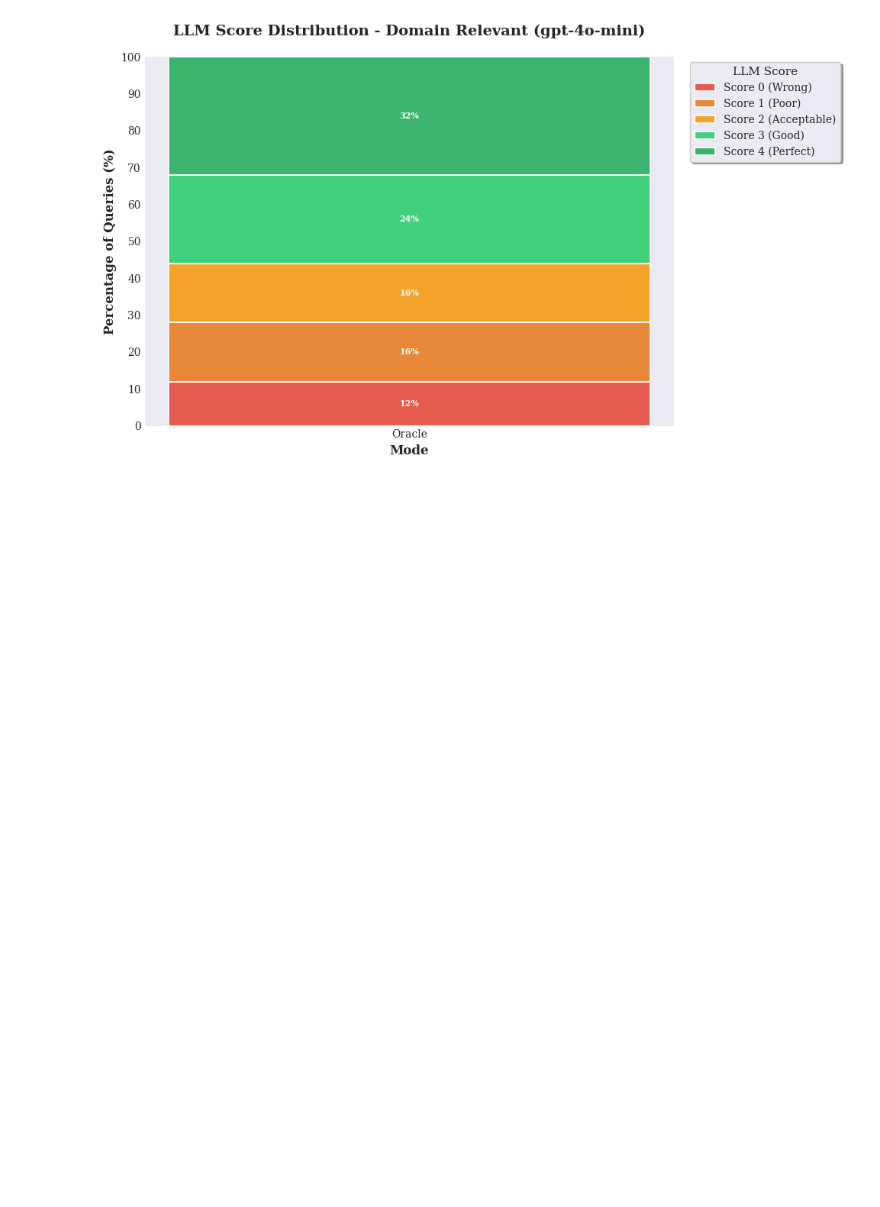
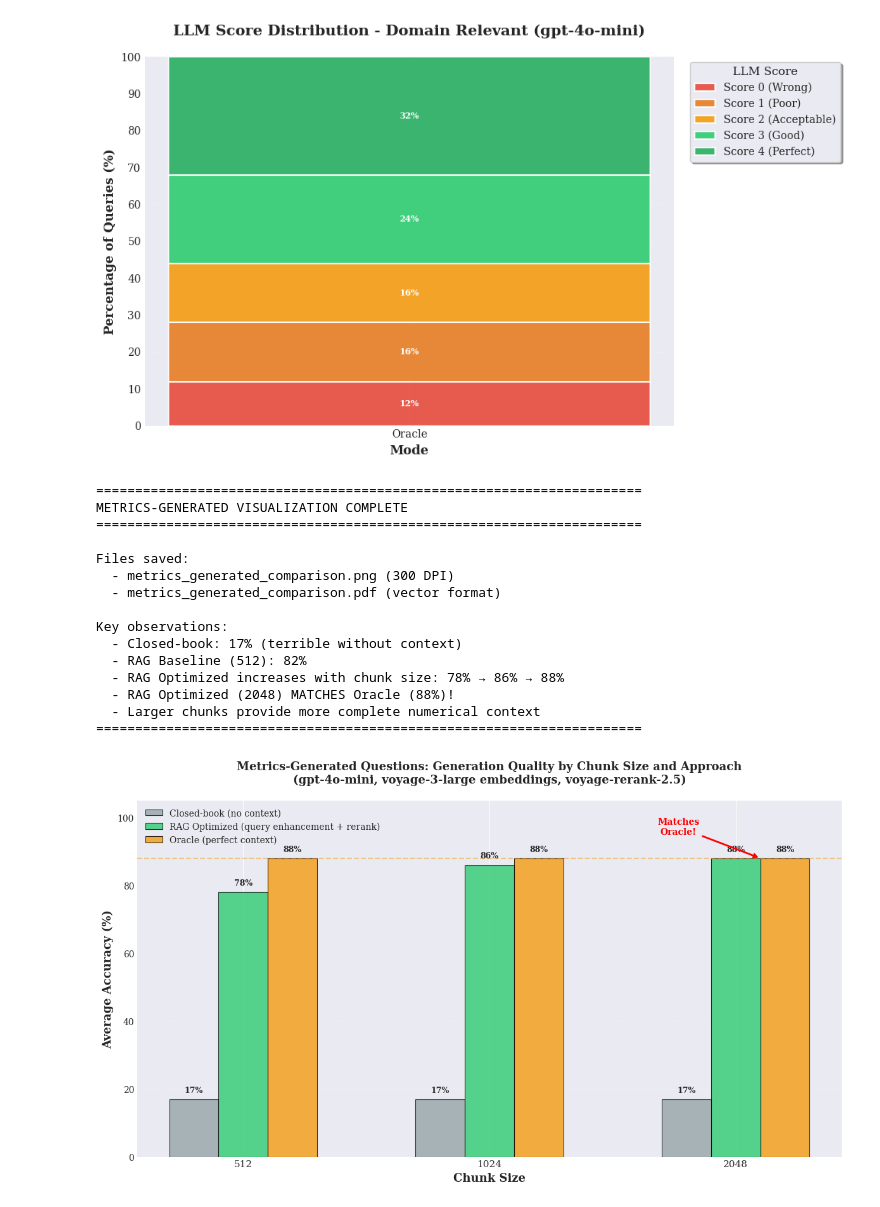
Before and after one commit to mkahe/finance-rag, a Jupyter notebook: labs/generation/09_generation_visualization.ipynb, the cells around one changed output. Drawn from its saved outputs; the diff is of its cells as text; code cells hidden in the pictures; blank space fills up the shorter version.

Commit message:
add novel-generated results.

```diff
--- a/labs/generation/09_generation_visualization.ipynb
+++ b/labs/generation/09_generation_visualization.ipynb
@@ -2790,9 +2790,9 @@ chunk_sizes = ['512', '1024', '2048']
 # Closed-book: No context (constant across chunks)
 closed_book = [17, 17, 17]
 
-# RAG Baseline: Retrieved context only (no reranking, no query enhancement)
-# Only have data for chunk 512 (single mode: 82%)
-rag_baseline = [82, None, None]
+# # RAG Baseline: Retrieved context only (no reranking, no query enhancement)
+# # Only have data for chunk 512 (single mode: 82%)
+# rag_baseline = [82, None, None]
 
 # RAG Optimized: Retrieved context + query refinement + reranking
 # chunk 512 single rerank: 78%, chunk 1024 single rerank: 86%, chunk 2048: 88%
@@ -2810,21 +2810,21 @@ fig, ax = plt.subplots(figsize=(12, 7))
 # X-axis positions
 x_pos = np.arange(len(chunk_sizes))
 bar_width = 0.2
-offset = bar_width * 1.5
+offset = bar_width
 
 # Create bars
 bars1 = ax.bar(x_pos - offset, closed_book, bar_width,
                label='Closed-book (no context)',
                color='#95a5a6', alpha=0.8, edgecolor='black', linewidth=0.8)
 
-bars2 = ax.bar(x_pos - offset/3,
-               [rag_baseline[0], 0, 0],  # Only show 512
-               bar_width,
-               label='RAG Baseline (retrieval only)',
-               color='#3498db', alpha=0.8, edgecolor='black', linewidth=0.8)
+# bars2 = ax.bar(x_pos - offset/3,
+#                [rag_baseline[0], 0, 0],  # Only show 512
+#                bar_width,
+#                label='RAG Baseline (retrieval only)',
+#                color='#3498db', alpha=0.8, edgecolor='black', linewidth=0.8)
 
-bars3 = ax.bar(x_pos + offset/3, rag_optimized, bar_width,
-               label='RAG Optimized (+ query refine + rerank)',
+bars3 = ax.bar(x_pos, rag_optimized, bar_width,
+               label='RAG Optimized (query enhancement + rerank)',
                color='#2ecc71', alpha=0.8, edgecolor='black', linewidth=0.8)
 
 bars4 = ax.bar(x_pos + offset, oracle, bar_width,
@@ -2841,15 +2841,15 @@ def add_labels(bars, show_zero=False):
                     ha='center', va='bottom', fontsize=9, fontweight='bold')
 
 add_labels(bars1)
-add_labels(bars2)
+# add_labels(bars2)
 add_labels(bars3)
 add_labels(bars4)
 
-# Add "N/A" text for missing baseline data
-ax.text(x_pos[1] - offset/3, 5, 'N/A', ha='center', va='center',
-        fontsize=8, style='italic', color='gray')
-ax.text(x_pos[2] - offset/3, 5, 'N/A', ha='center', va='center',
-        fontsize=8, style='italic', color='gray')
+# # Add "N/A" text for missing baseline data
+# ax.text(x_pos[1] - offset/3, 5, 'N/A', ha='center', va='center',
+#         fontsize=8, style='italic', color='gray')
+# ax.text(x_pos[2] - offset/3, 5, 'N/A', ha='center', va='center',
+#         fontsize=8, style='italic', color='gray')
 
 # Highlight that RAG Optimized matches Oracle at chunk 2048
 ax.annotate('Matches\nOracle!',
@@ -2871,31 +2871,47 @@ ax.legend(loc='upper left', fontsize=10, framealpha=0.95)
 # Add grid for better readability
 ax.grid(axis='y', alpha=0.3, linestyle='--', linewidth=0.5)
 ax.set_axisbelow(True)
 
 # Set y-axis limits
 ax.set_ylim(0, 105)
 
 # Add horizontal line at Oracle level
 ax.axhline(y=88, color='#f39c12', linewidth=1.5, linestyle='--', alpha=0.5)
 
 # Tight layout
 plt.tight_layout()
 
 # Save the figure
 plot_path = '../../evaluation_results/generation/analysis/plots'
 plt.savefig(f'{plot_path}/metrics_generated_comparison_thesis.png', dpi=300, bbox_inches='tight')
-plt.savefig(f'{plot_path}/metrics_generated_comparison_thesis.pdf', bbox_inches='tight')
 
 print("=" * 70)
 print("METRICS-GENERATED VISUALIZATION COMPLETE")
 print("=" * 70)
 print("\nFiles saved:")
 print("  - metrics_generated_comparison.png (300 DPI)")
 print("  - metrics_generated_comparison.pdf (vector format)")
 print("\nKey observations:")
 print("  - Closed-book: 17% (terrible without context)")
 print("  - RAG Baseline (512): 82%")
 print("  - RAG Optimized increases with chunk size: 78% → 86% → 88%")
 print("  - RAG Optimized (2048) MATCHES Oracle (88%)!")
 print("  - Larger chunks provide more complete numerical context")
 print("=" * 70)
+# %% [output]
+======================================================================
+METRICS-GENERATED VISUALIZATION COMPLETE
+======================================================================
+
+Files saved:
+  - metrics_generated_comparison.png (300 DPI)
+  - metrics_generated_comparison.pdf (vector format)
+
+Key observations:
+  - Closed-book: 17% (terrible without context)
+  - RAG Baseline (512): 82%
+  - RAG Optimized increases with chunk size: 78% → 86% → 88%
+  - RAG Optimized (2048) MATCHES Oracle (88%)!
+  - Larger chunks provide more complete numerical context
+======================================================================
+[figure, added]
```
Also changed, not shown: 28 other files.
